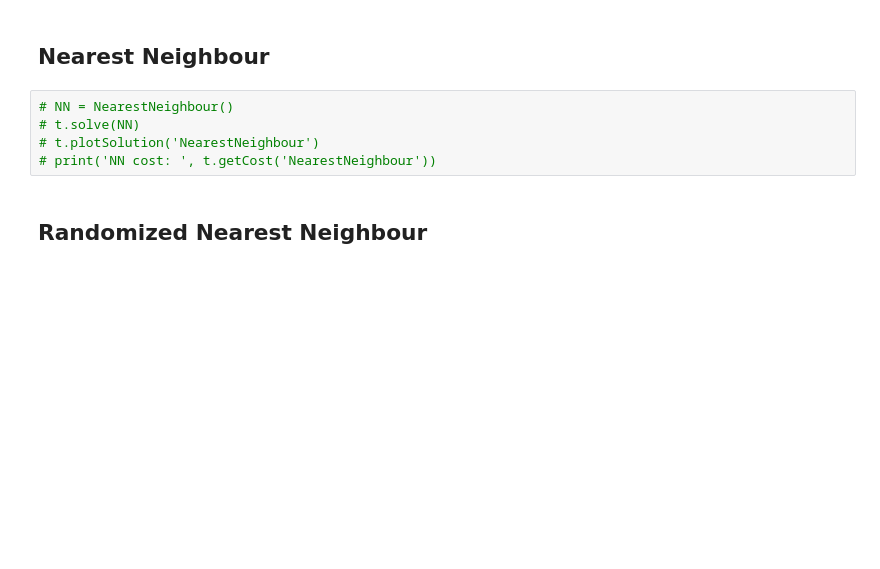
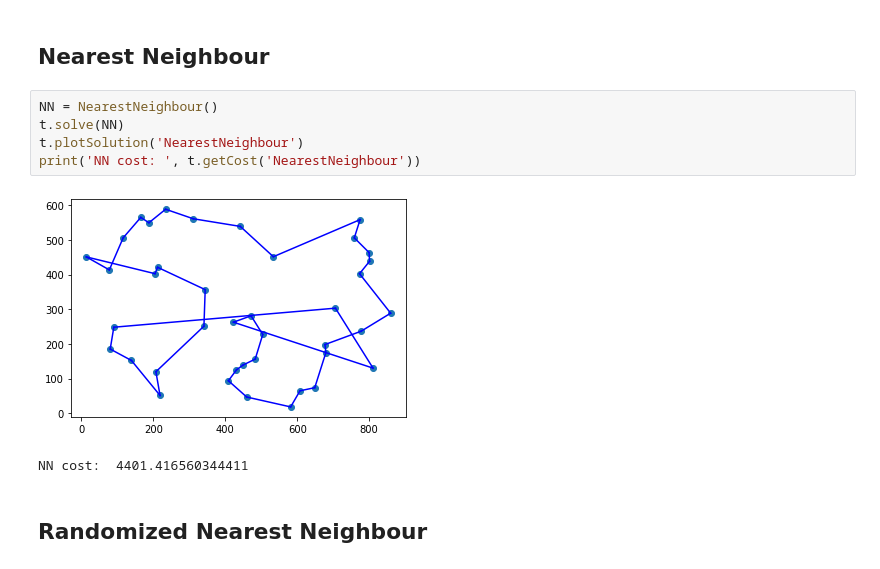
Before and after one commit to L4plac3/localsearch_tsp, a Jupyter notebook: code/test.ipynb, the cells around one changed output. Drawn from its saved outputs; the diff is of its cells as text; blank space fills up the shorter version.

```diff
--- a/code/test.ipynb
+++ b/code/test.ipynb
@@ -27,10 +54,13 @@ t.plotData()
 # %% [markdown]
 ## Nearest Neighbour
 # %%
-# NN = NearestNeighbour()
-# t.solve(NN)
-# t.plotSolution('NearestNeighbour')
-# print('NN cost: ', t.getCost('NearestNeighbour'))
+NN = NearestNeighbour()
+t.solve(NN)
+t.plotSolution('NearestNeighbour')
+print('NN cost: ', t.getCost('NearestNeighbour'))
+# %% [output]
+[figure, added]
+NN cost:  4401.416560344411
 # %% [markdown]
 ## Randomized Nearest Neighbour
 # %%
```
Also changed, not shown: parts of 20 cells of this notebook, 1 other file.
